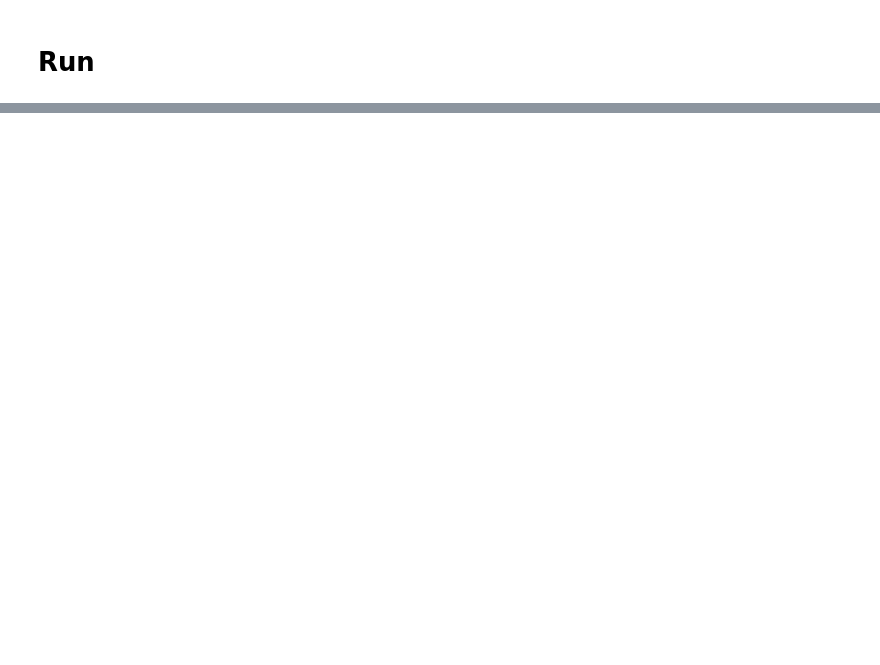
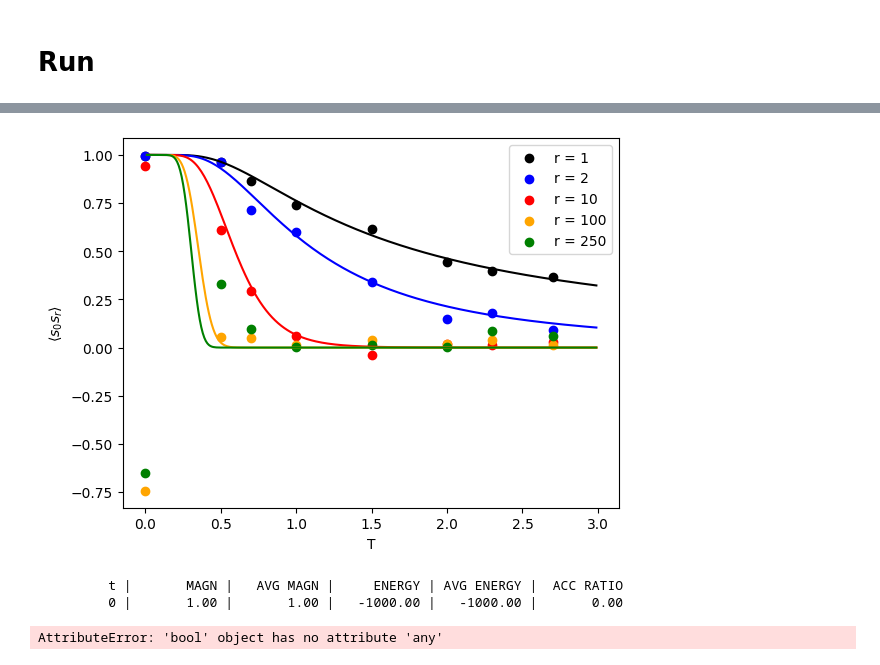
Before and after one commit to jocelas/ACOMP, a Jupyter notebook: sht3/ising_mc.ipynb, the cells around one changed output, grey strips where cells are left out. Cells and saved outputs as stored; diff of their text form; code cells hidden in the pictures; blank space fills up the shorter version.

```diff
--- a/sht3/ising_mc.ipynb
+++ b/sht3/ising_mc.ipynb
@@ -376,0 +486,21 @@ system.print()
+# %%
+T_numerical = array([1e-12,0.5,0.7,1,1.5,2,2.3,2.7])
+T_analytical = arange(1e-12,3,1e-2)
+r = array([1,2,10,100,250])
+
+numerical_spins = empty((len(T_numerical), len(r)))
+numerical_spins_errors = empty((len(T_numerical), len(r)))
+for i in range(len(T_numerical)):
+    pars = dict(
+        system_size = 500,
+        h_over_j = 0.0,
+        init_strategy = "random",
+        boundary_conditions = "pbc",
+        T=T_numerical[i], # implement the varying temperatures
+        i_stats = 10,
+        i_stats_out = 10000
+    )
+
+    system = IsingModelMC_1D(pars) # initiate the system
+    system.run(10000,pars) # Equilibrate the system
+    numerical_spins[i], numerical_spins_errors[i] = spin_correlation_numerical(system, 500, r) # calculate spin correlation
@@ -376,0 +524,48 @@ system.print()
+# %%
+colors = ['black', 'blue', 'red', 'orange', 'green']
+
+for i in range(len(r)):
+    plt.scatter(T_numerical, numerical_spins[:,i], label = f"r = {r[i]}", color = colors[i])
+    plt.plot(T_analytical, spin_correlation_analytical(r[i], T_analytical, 0), color = colors[i])
+
+    # plt.errorbar(
+    # T_numerical, numerical_spins[:,i],
+    # yerr=numerical_spins_errors[:,i],
+    # fmt='o',           # circle markers
+    # ecolor='tab:gray', # errorbar color
+    # elinewidth=1,      # errorbar line width
+    # capsize=3,         # caps on the errorbars
+    # label = f"r = {r[i]}",
+    # color = colors[i],
+    # )
+
+plt.legend()
+plt.xlabel("T")
+plt.ylabel(rf"$\langle s_0 s_r \rangle$")
+plt.show()
+# %% [output]
+[figure, added]
+# %%
+h_numerical = array([0,0.1,1,5,10,100])
+T_analytical = arange(0,120,0.01)
+r = 1
+
+numerical_spins = empty(T_numerical.shape)
+for i in range(len(T_numerical)):
+    pars = dict(
+        system_size = 1000,
+        h_over_j = 0.0,
+        init_strategy = "all-up",
+        boundary_conditions = "pbc",
+        T=T_numerical[i], # implement the varying temperatures
+        i_stats = 10,
+        i_stats_out = 10000
+    )
+
+    system = IsingModelMC_1D(pars) # initiate the system
+    system.run(10000,pars) # Equilibrate the system
+    numerical_spins[i] = spin_correlation_numerical(system, 500, r) # calculate spin correlation
+# %% [output]
+         t |       MAGN |   AVG MAGN |     ENERGY | AVG ENERGY |  ACC RATIO
+         0 |       1.00 |       1.00 |   -1000.00 |   -1000.00 |       0.00
+AttributeError: 'bool' object has no attribute 'any'
```
Also changed, not shown: parts of 9 cells of this notebook.
